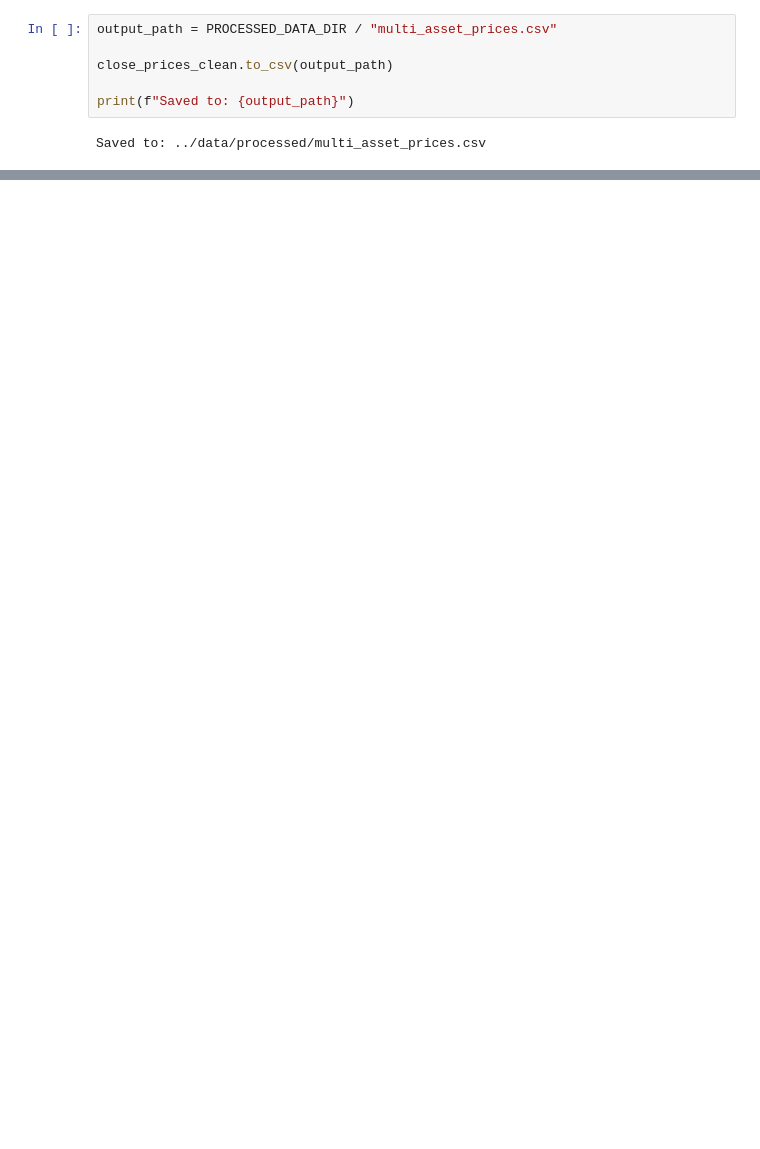
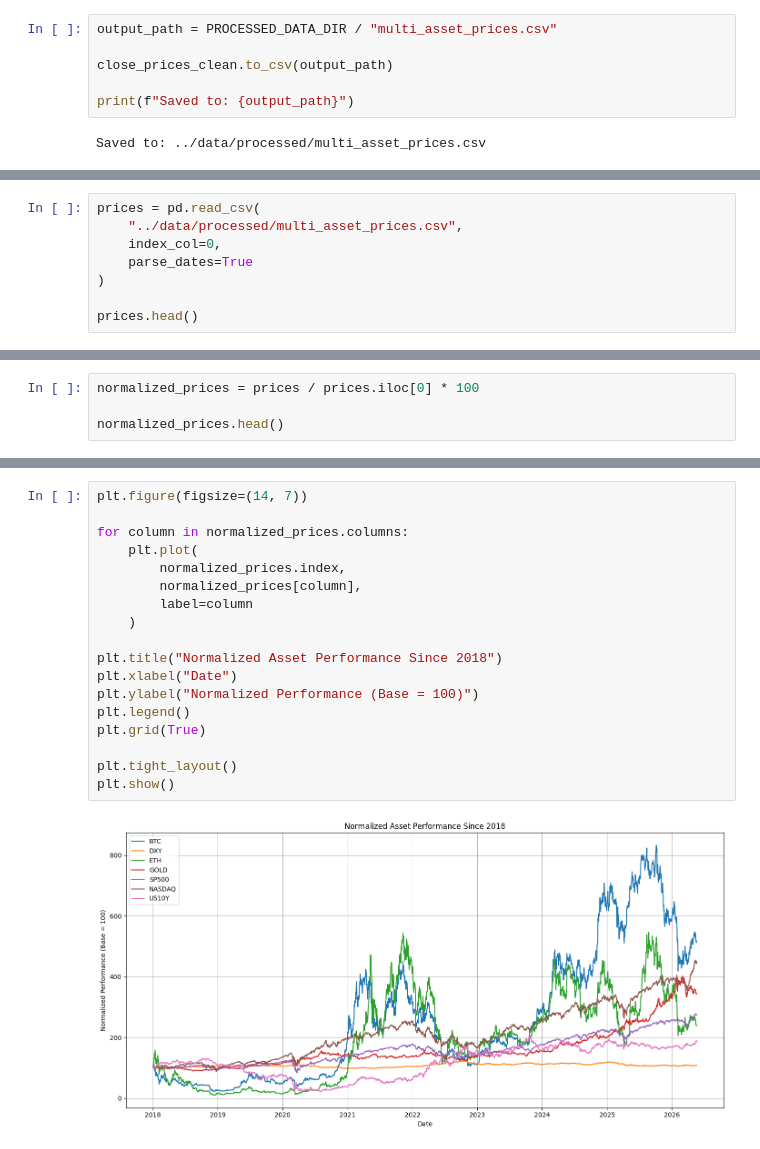
Before and after one commit to rkaban-personal/crypto-macro-correlation-analysis, a Jupyter notebook: notebooks/01_data_collection.ipynb, the cells around one changed output, grey strips where cells are left out. Drawn from its saved outputs; the diff is of its cells as text; blank space fills up the shorter version.

```diff
--- a/notebooks/01_data_collection.ipynb
+++ b/notebooks/01_data_collection.ipynb
@@ -123,0 +127,8 @@ check_df.head()
+# %%
+prices = pd.read_csv(
+    "../data/processed/multi_asset_prices.csv",
+    index_col=0,
+    parse_dates=True
+)
+
+prices.head()
@@ -123,0 +143,4 @@ check_df.head()
+# %%
+normalized_prices = prices / prices.iloc[0] * 100
+
+normalized_prices.head()
@@ -123,0 +155,20 @@ check_df.head()
+# %%
+plt.figure(figsize=(14, 7))
+
+for column in normalized_prices.columns:
+    plt.plot(
+        normalized_prices.index,
+        normalized_prices[column],
+        label=column
+    )
+
+plt.title("Normalized Asset Performance Since 2018")
+plt.xlabel("Date")
+plt.ylabel("Normalized Performance (Base = 100)")
+plt.legend()
+plt.grid(True)
+
+plt.tight_layout()
+plt.show()
+# %% [output]
+[figure, added]
```
Also changed, not shown: parts of 10 cells of this notebook, 1 other file.
